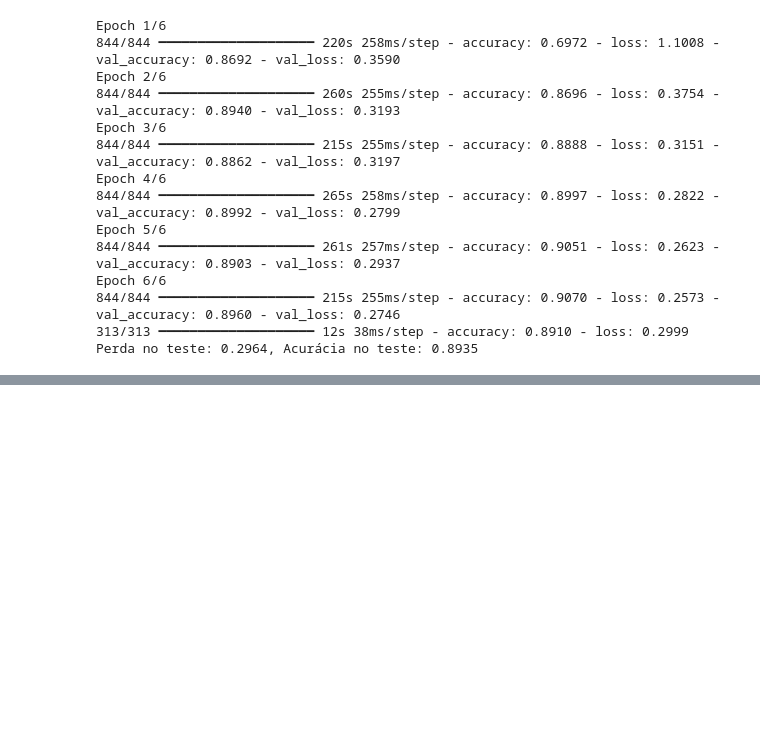
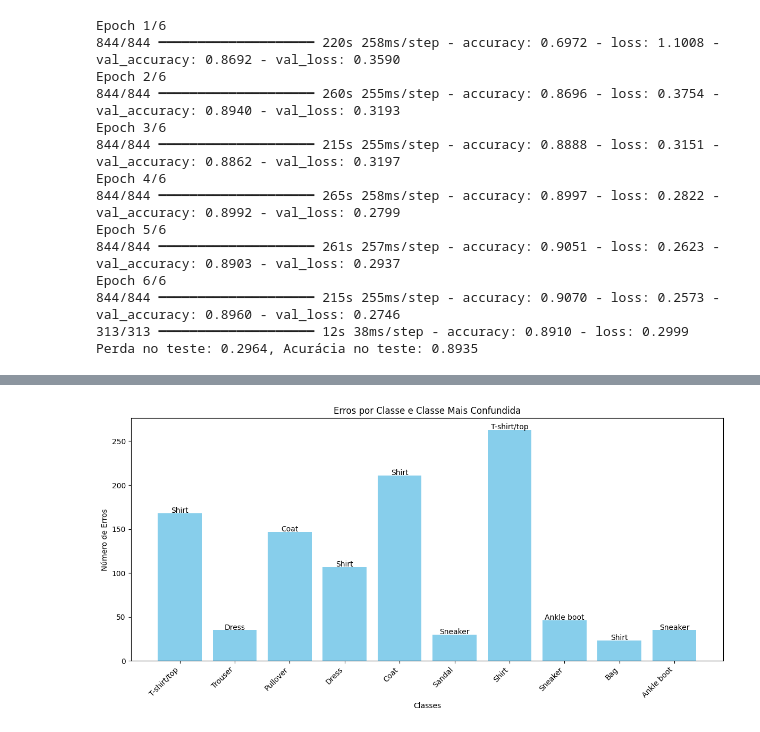
Before and after one commit to Guilherme-Mariano/IA, a Jupyter notebook: alexnet_keras.ipynb, the cells around one changed output, grey strips where cells are left out. Saved outputs shown, nothing was run; the diff lists cells and outputs as text; code cells hidden in the pictures; blank space fills up the shorter version.

```diff
--- a/alexnet_keras.ipynb
+++ b/alexnet_keras.ipynb
@@ -115,0 +143,4 @@ Perda no teste: 0.2964, Acurácia no teste: 0.8935
+# %%
+print("Nome da Classe: Erro")
+for i in range(10):
+    print(f"Classe {nomes_das_classes[i]}: {erros[i]}")
@@ -115,0 +173,40 @@ Perda no teste: 0.2964, Acurácia no teste: 0.8935
+# %%
+error_confusion = {}
+for i in range(10):
+    error_confusion[nomes_das_classes[i]] = {'erros': 0, 'classe_confusa': '', 'previsoes_incorretas': []}
+
+for i, indice in enumerate(indices_para_testar):
+    indice_classe_real = np.argmax(rotulos_reais[i])
+    indice_classe_prevista = classes_previstas[i]
+
+    if indice_classe_real != indice_classe_prevista:
+        nome_classe_real = nomes_das_classes[indice_classe_real]
+        nome_classe_prevista = nomes_das_classes[indice_classe_prevista]
+        error_confusion[nome_classe_real]['erros'] += 1
+        error_confusion[nome_classe_real]['previsoes_incorretas'].append(nome_classe_prevista)
+
+for classe in error_confusion:
+    previsoes_incorretas = error_confusion[classe]['previsoes_incorretas']
+    if previsoes_incorretas:
+        classe_mais_confusa = Counter(previsoes_incorretas).most_common(1)[0][0]
+        error_confusion[classe]['classe_confusa'] = classe_mais_confusa
+
+classes = list(error_confusion.keys())
+valores = [d['erros'] for d in error_confusion.values()]
+
+plt.figure(figsize=(12, 6))
+plt.bar(classes, valores, color='skyblue')
+plt.xlabel("Classes")
+plt.ylabel("Número de Erros")
+plt.title("Erros por Classe e Classe Mais Confundida")
+plt.xticks(rotation=45, ha='right')
+
+for i, classe in enumerate(classes):
+    classe_confusa = error_confusion[classe]['classe_confusa']
+    if classe_confusa:
+        plt.text(i, valores[i] + 0.5, classe_confusa, ha='center', fontsize=10)
+
+plt.tight_layout()
+plt.show()
+# %% [output]
+[figure, added]
```
Also changed, not shown: parts of 6 cells of this notebook.
